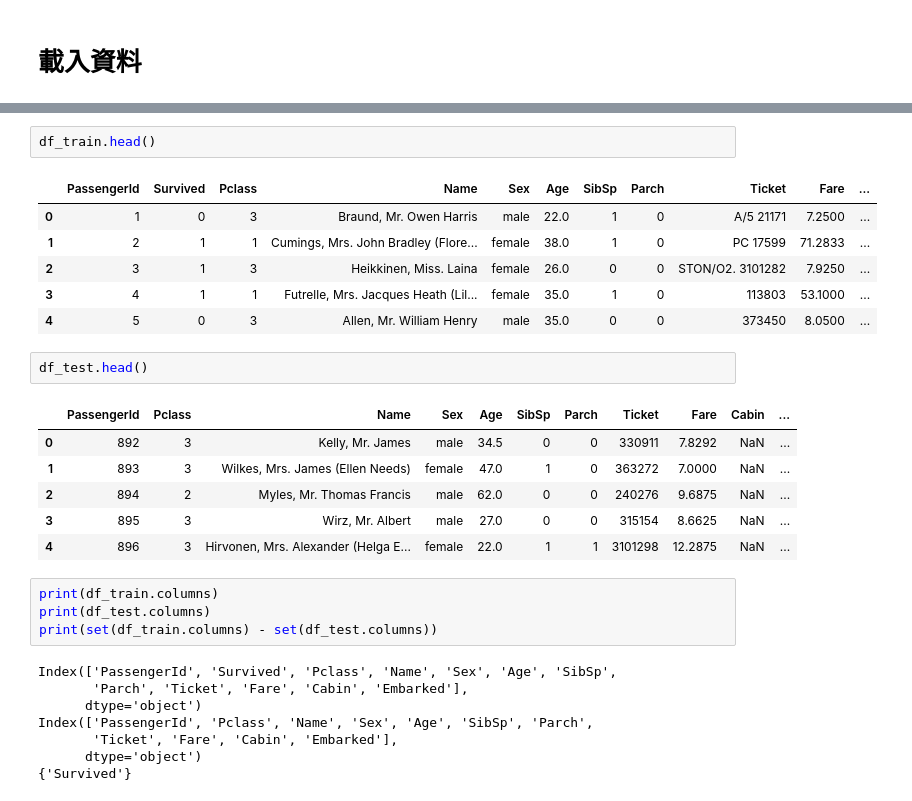
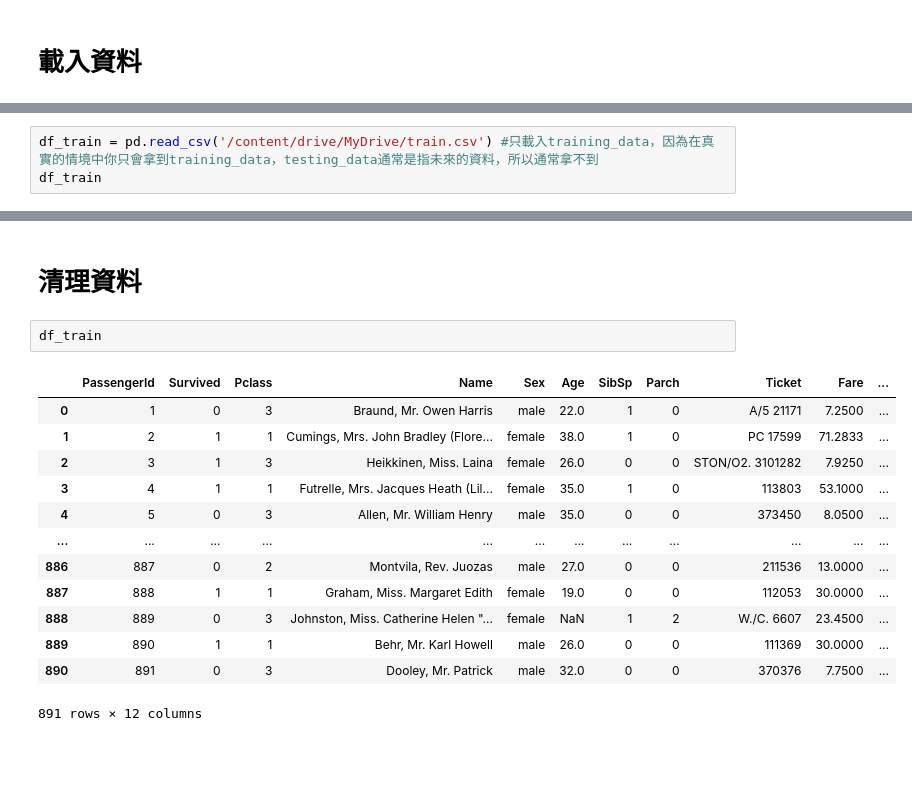
Before and after one commit to LaiTheGiant/titanic-analysis, a Jupyter notebook: 專題實作_＃01_鐵達尼號存活預測.ipynb, the cells around one changed output, grey strips where cells are left out. Cells and saved outputs as stored; diff of their text form; blank space fills up the shorter version.

```diff
--- a/專題實作_＃01_鐵達尼號存活預測.ipynb
+++ b/專題實作_＃01_鐵達尼號存活預測.ipynb
@@ -18,0 +17,3 @@ uploaded = files.upload()
+# %%
+df_train = pd.read_csv('/content/drive/MyDrive/train.csv') #只載入training_data，因為在真實的情境中你只會拿到training_data，testing_data通常是指未來的資料，所以通常拿不到
+df_train
@@ -19,30 +119,18 @@ uploaded = files.upload()
+# %% [markdown]
+# 清理資料
 # %%
-df_train.head()
+df_train
 # %% [output]
 |  | PassengerId | Survived | Pclass | Name | Sex | Age | SibSp | Parch | Ticket | Fare | ... |
 | 0 | 1 | 0 | 3 | Braund, Mr. Owen Harris | male | 22.0 | 1 | 0 | A/5 21171 | 7.2500 | ... |
 | 1 | 2 | 1 | 1 | Cumings, Mrs. John Bradley (Flore... | female | 38.0 | 1 | 0 | PC 17599 | 71.2833 | ... |
 | 2 | 3 | 1 | 3 | Heikkinen, Miss. Laina | female | 26.0 | 0 | 0 | STON/O2. 3101282 | 7.9250 | ... |
 | 3 | 4 | 1 | 1 | Futrelle, Mrs. Jacques Heath (Lil... | female | 35.0 | 1 | 0 | 113803 | 53.1000 | ... |
 | 4 | 5 | 0 | 3 | Allen, Mr. William Henry | male | 35.0 | 0 | 0 | 373450 | 8.0500 | ... |
+| ... | ... | ... | ... | ... | ... | ... | ... | ... | ... | ... | ... |
+| 886 | 887 | 0 | 2 | Montvila, Rev. Juozas | male | 27.0 | 0 | 0 | 211536 | 13.0000 | ... |
+| 887 | 888 | 1 | 1 | Graham, Miss. Margaret Edith | female | 19.0 | 0 | 0 | 112053 | 30.0000 | ... |
+| 888 | 889 | 0 | 3 | Johnston, Miss. Catherine Helen "... | female | NaN | 1 | 2 | W./C. 6607 | 23.4500 | ... |
+| 889 | 890 | 1 | 1 | Behr, Mr. Karl Howell | male | 26.0 | 0 | 0 | 111369 | 30.0000 | ... |
+| 890 | 891 | 0 | 3 | Dooley, Mr. Patrick | male | 32.0 | 0 | 0 | 370376 | 7.7500 | ... |
+891 rows × 12 columns
-# %%
-df_test.head()
-# %% [output]
-|  | PassengerId | Pclass | Name | Sex | Age | SibSp | Parch | Ticket | Fare | Cabin | ... |
-| 0 | 892 | 3 | Kelly, Mr. James | male | 34.5 | 0 | 0 | 330911 | 7.8292 | NaN | ... |
-| 1 | 893 | 3 | Wilkes, Mrs. James (Ellen Needs) | female | 47.0 | 1 | 0 | 363272 | 7.0000 | NaN | ... |
-| 2 | 894 | 2 | Myles, Mr. Thomas Francis | male | 62.0 | 0 | 0 | 240276 | 9.6875 | NaN | ... |
-| 3 | 895 | 3 | Wirz, Mr. Albert | male | 27.0 | 0 | 0 | 315154 | 8.6625 | NaN | ... |
-| 4 | 896 | 3 | Hirvonen, Mrs. Alexander (Helga E... | female | 22.0 | 1 | 1 | 3101298 | 12.2875 | NaN | ... |
-# %%
-print(df_train.columns)
-print(df_test.columns)
-print(set(df_train.columns) - set(df_test.columns))
-# %% [output]
-Index(['PassengerId', 'Survived', 'Pclass', 'Name', 'Sex', 'Age', 'SibSp',
-       'Parch', 'Ticket', 'Fare', 'Cabin', 'Embarked'],
-      dtype='object')
-Index(['PassengerId', 'Pclass', 'Name', 'Sex', 'Age', 'SibSp', 'Parch',
-       'Ticket', 'Fare', 'Cabin', 'Embarked'],
-      dtype='object')
-{'Survived'}
```
Also changed, not shown: parts of 32 cells of this notebook.
